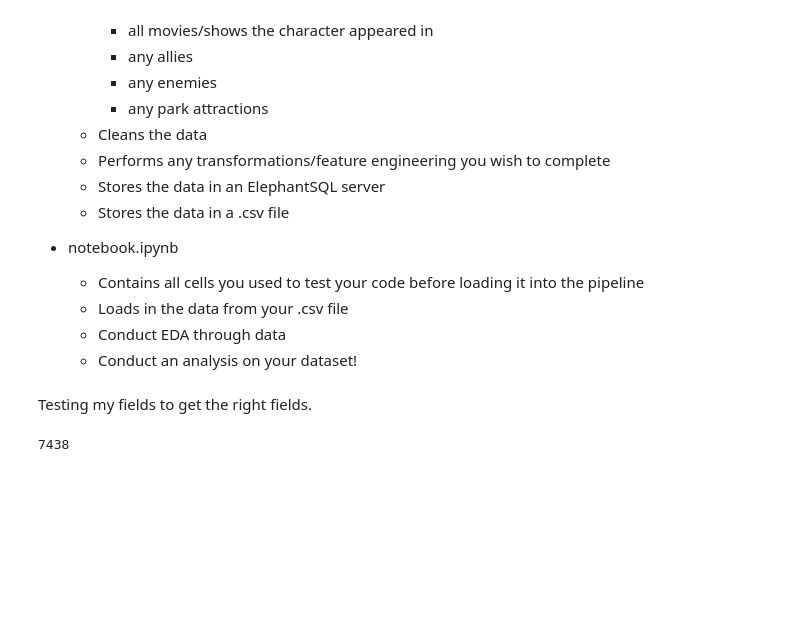
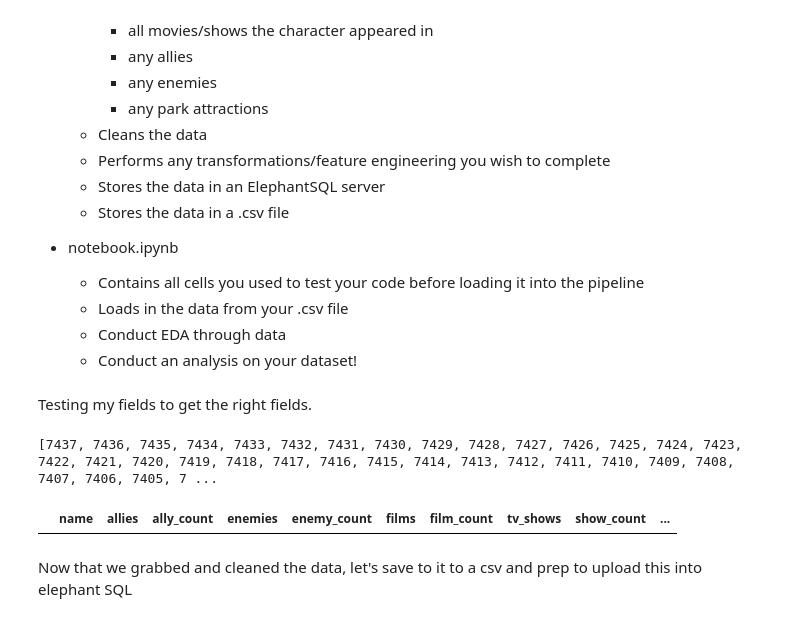
Before and after one commit to Sir-Roe/bootcamp, a Jupyter notebook: Disney Api/weekend_project.ipynb, the cells around one changed output. Saved outputs shown, nothing was run; the diff lists cells and outputs as text; code cells hidden in the pictures; blank space fills up the shorter version.

```diff
--- a/Disney Api/weekend_project.ipynb
+++ b/Disney Api/weekend_project.ipynb
@@ -41,11 +42,9 @@ max_cnt=response.json()['info']['count']
 #create a variable to shorthand the data we will be indexing through
 my_data = response.json()['data']
 
+
 #columns list for PANDA PANDA PANDA PANDA
-c=['name','appearances','allies','enemies','park_attractions','appearance_cnt','ally_cnt','enemy_cnt','park_attractions_cnt','image_blob']
-
-
-
-print(max_cnt)
+c=['disney_id','name','allies','ally_count','enemies','enemy_count','films','film_count','tv_shows','show_count','park_attractions','ride_count','image_blob']
+df = pd.DataFrame(columns=c)
 # %% [output]
-7438
+[7437, 7436, 7435, 7434, 7433, 7432, 7431, 7430, 7429, 7428, 7427, 7426, 7425, 7424, 7423, 7422, 7421, 7420, 7419, 7418, 7417, 7416, 7415, 7414, 7413, 7412, 7411, 7410, 7409, 7408, 7407, 7406, 7405, 7 ...
@@ -83,0 +51,48 @@ def catchpoke(name):
+# %%
+for cnt in range(max_cnt):
+    #begin to loop through the data and grab our info
+    #initalize list to append for records
+    row=[]
+    #using this to join  to make a clean string for my data record
+    #this way I can delimit seperate movies with a none comma
+    #so my future tables will be cleaner
+    str1=''
+    row.append(my_data[cnt]['name'])
+    #allies
+    str1='|'.join(i for i in my_data[cnt]['allies'] )
+    row.append(str1)
+    row.append(len(my_data[cnt]['allies']))
+    #enemies
+    str1='|'.join(i for i in my_data[cnt]['enemies'])
+    row.append(str1)
+    row.append(len(my_data[cnt]['enemies']))
+    #films
+    str1='|'.join(i for i in my_data[cnt]['films'])
+    row.append(str1)
+    row.append(len(my_data[cnt]['films']))
+    #tvshows
+    str1='|'.join(i for i in my_data[cnt]['tvShows'])
+    row.append(str1)
+    row.append(len(my_data[cnt]['tvShows']))
+    #attractions
+    str1='|'.join(i for i in my_data[cnt]['parkAttractions'])
+    row.append(str1)
+    row.append(len(my_data[cnt]['parkAttractions']))
+    #image
+    try:
+        row.append(my_data[cnt]['imageUrl'])
+    except:
+        row.append('')
+    #record
+
+    df.loc[len(df)] = row
+# %%
+#remove any characters that don't exist in shows, movies, or as a ride
+mask = (df['show_count']==0)&(df['film_count']==0)&(df['ride_count']==0)
+df.drop(df[mask].index, inplace=True)
+# I also like these count fields so we could one day easily reference them
+#in a future situation like linking ride popularity vs frequency in media etc.
+# %% [output]
+|  | name | allies | ally_count | enemies | enemy_count | films | film_count | tv_shows | show_count | ... |
+# %% [markdown]
+Now that we grabbed and cleaned the data, let's save to it to a csv and prep to upload this into elephant SQL
```
Also changed, not shown: parts of 5 cells of this notebook, 6 other files.
